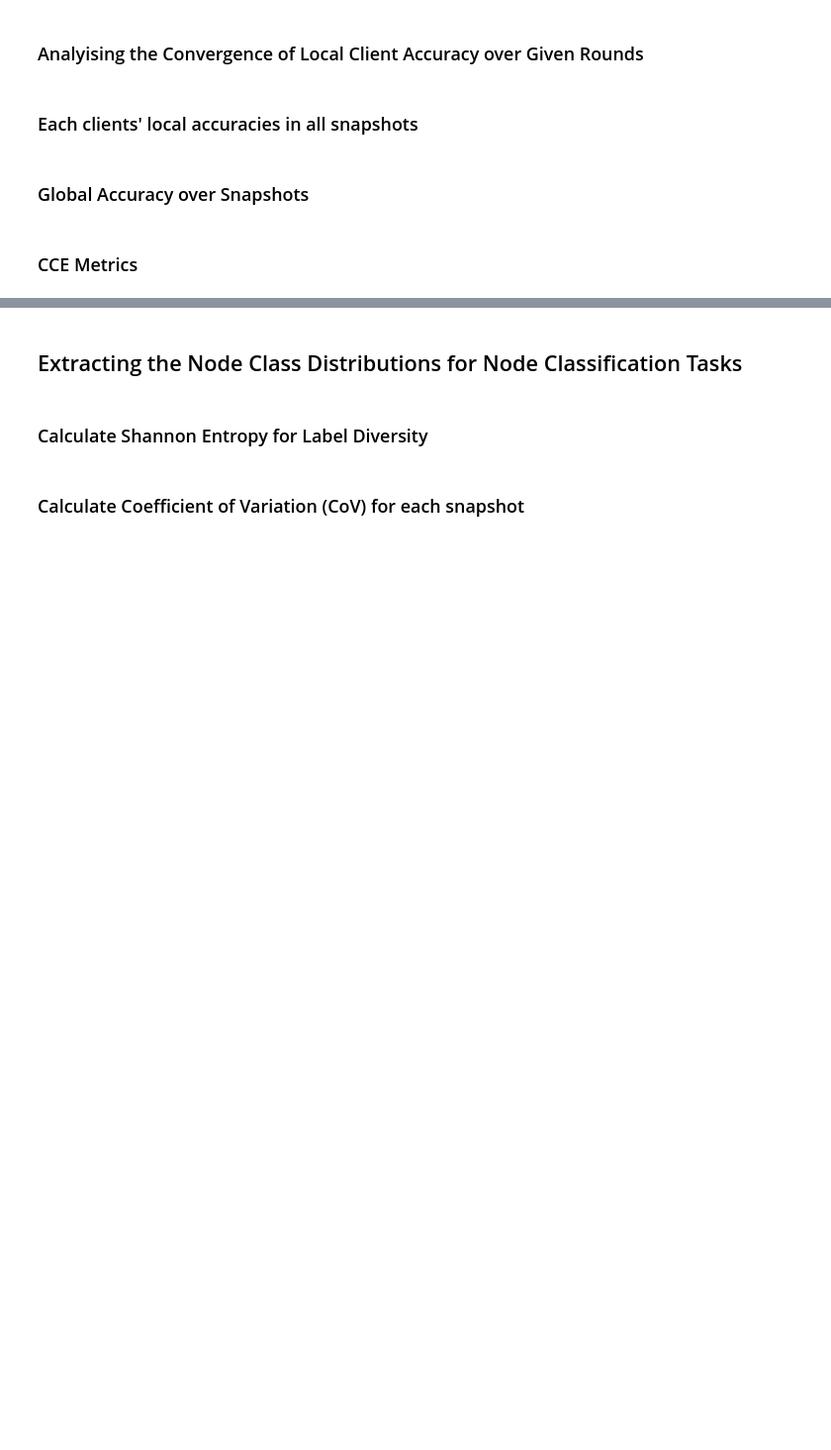
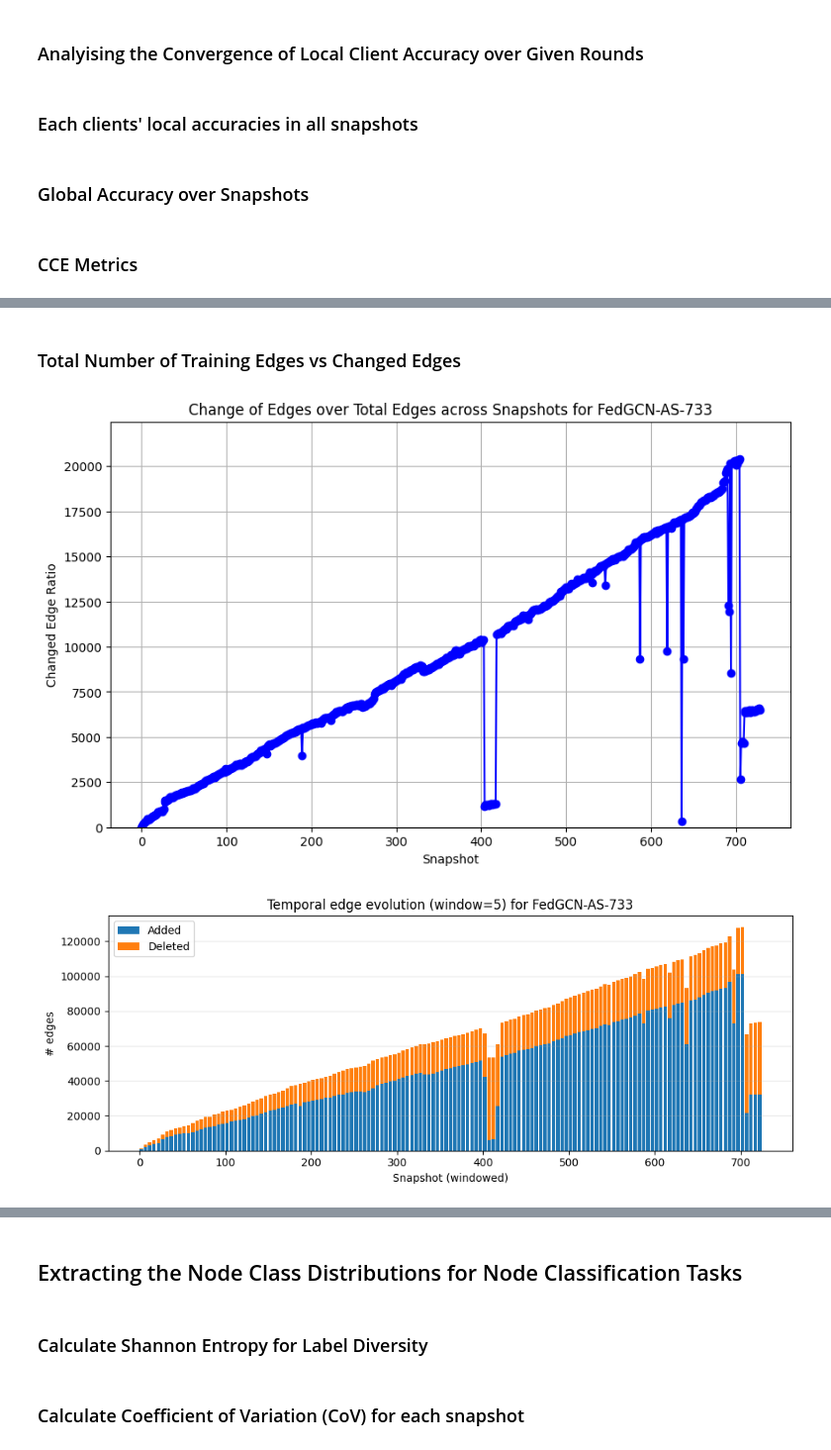
Before and after one commit to Ashley0909/DG-CoLearn, a Jupyter notebook: analysis.ipynb, the cells around one changed output, grey strips where cells are left out. Shown at 99% size. Cells and saved outputs as stored; diff of their text form; code cells hidden in the pictures; blank space fills up the shorter version.

Commit message:
Plot Temporal Graph Evolution

```diff
--- a/analysis.ipynb
+++ b/analysis.ipynb
@@ -557,0 +595,78 @@ FedGCN CCE Metrics: {'acc': (0.8292777442581367, 0.09766931872867297), 'mrr': (0
+# %% [markdown]
+### Total Number of Training Edges vs Changed Edges
+# %%
+# Plot the change of edges over total number of edges across snapshots
+def collect_temporal_data(snapshot_to_edges, snapshot_to_changed_edges):
+    snapshots = sorted(snapshot_to_edges.keys())
+    total_edges = []
+    total_nodes = []
+    new_added_edges = []
+    deleted_edges = []
+    new_added_nodes = []
+    change_ratios = []
+    for snapshot in snapshots:
+        tot_edges = snapshot_to_edges[snapshot]
+        total_edges.append(tot_edges)
+        if len(snapshot_to_changed_edges[snapshot]) == 0:
+            new_added_edges.append(0)
+            deleted_edges.append(0)
+            change_ratios.append(0)
+            continue
+        else:
+            add_edges = snapshot_to_changed_edges[snapshot]['newly_added']
+            del_edges = snapshot_to_changed_edges[snapshot]['deleted']
+            total_nodes.append(snapshot_to_changed_edges[snapshot]['total_nodes'])
+            new_added_nodes.append(snapshot_to_changed_edges[snapshot]['new_nodes'])
+            changed_ratio = (add_edges + del_edges)/tot_edges if tot_edges > 0 else 0
+            new_added_edges.append(add_edges)
+            deleted_edges.append(del_edges)
+        change_ratios.append(changed_ratio)
+
+    return snapshots, new_added_edges, deleted_edges, change_ratios, total_edges, total_nodes, new_added_nodes
+
+def plot_edge_change_ratio(snapshots, change_ratios):
+    plt.figure(figsize=(10, 6))
+    plt.plot(snapshots, change_ratios, marker='o', linestyle='-', color='b')
+    plt.xlabel('Snapshot')
+    plt.ylabel('Changed Edge Ratio')
+    plt.title(f'Change of Edges over Total Edges across Snapshots for {DATASET}')
+    plt.ylim(0, max(change_ratios)*1.1)
+    plt.grid(True)
+    plt.show()
+
+# Plot stack bar of newly added and deleted edges over total edges across snapshots
+def plot_stacked_edge_changes(snapshots, new_added_edges, deleted_edges):
+    K = 5  # window size
+
+    snapshots = np.array(snapshots)
+    added = np.array(new_added_edges)
+    deleted = np.array(deleted_edges)
+
+    # Trim to multiple of K
+    T = len(snapshots) // K * K
+    snapshots = snapshots[:T]
+    added = added[:T]
+    deleted = deleted[:T]
+
+    # Aggregate
+    snapshots_w = snapshots.reshape(-1, K).mean(axis=1)
+    added_w = added.reshape(-1, K).sum(axis=1)
+    deleted_w = deleted.reshape(-1, K).sum(axis=1)
+
+    plt.figure(figsize=(10, 4))
+    plt.bar(snapshots_w, added_w, width=K*0.8, label="Added")
+    plt.bar(snapshots_w, deleted_w, bottom=added_w, width=K*0.8, label="Deleted")
+
+    plt.xlabel("Snapshot (windowed)")
+    plt.ylabel("# edges")
+    plt.title(f"Temporal edge evolution (window={K}) for {DATASET}")
+    plt.grid(axis="y", alpha=0.3)
+    plt.legend()
+    plt.tight_layout()
+    plt.show()
+
+plot_edge_change_ratio(*collect_temporal_data(snapshot_to_edges, snapshot_to_changed_edges)[:2])
+plot_stacked_edge_changes(*collect_temporal_data(snapshot_to_edges, snapshot_to_changed_edges)[:3])
+# %% [output]
+[figure, added]
+[figure, added]
```
Also changed, not shown: parts of 17 cells of this notebook, 2 other files.
